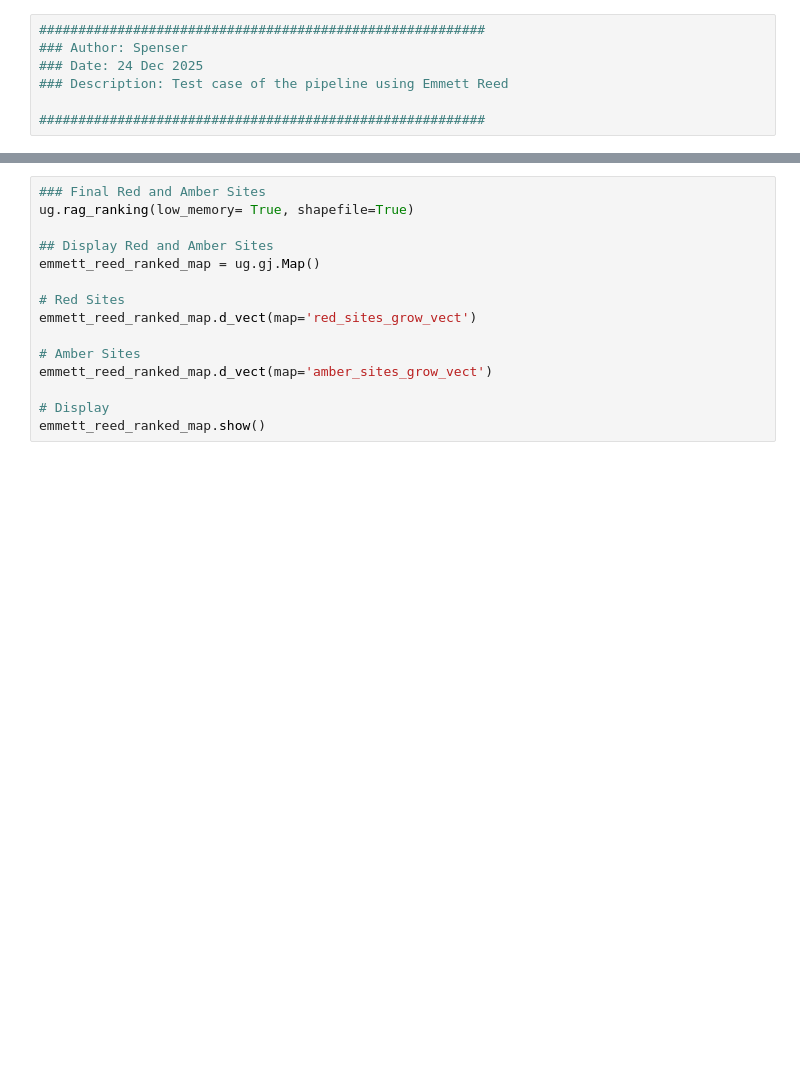
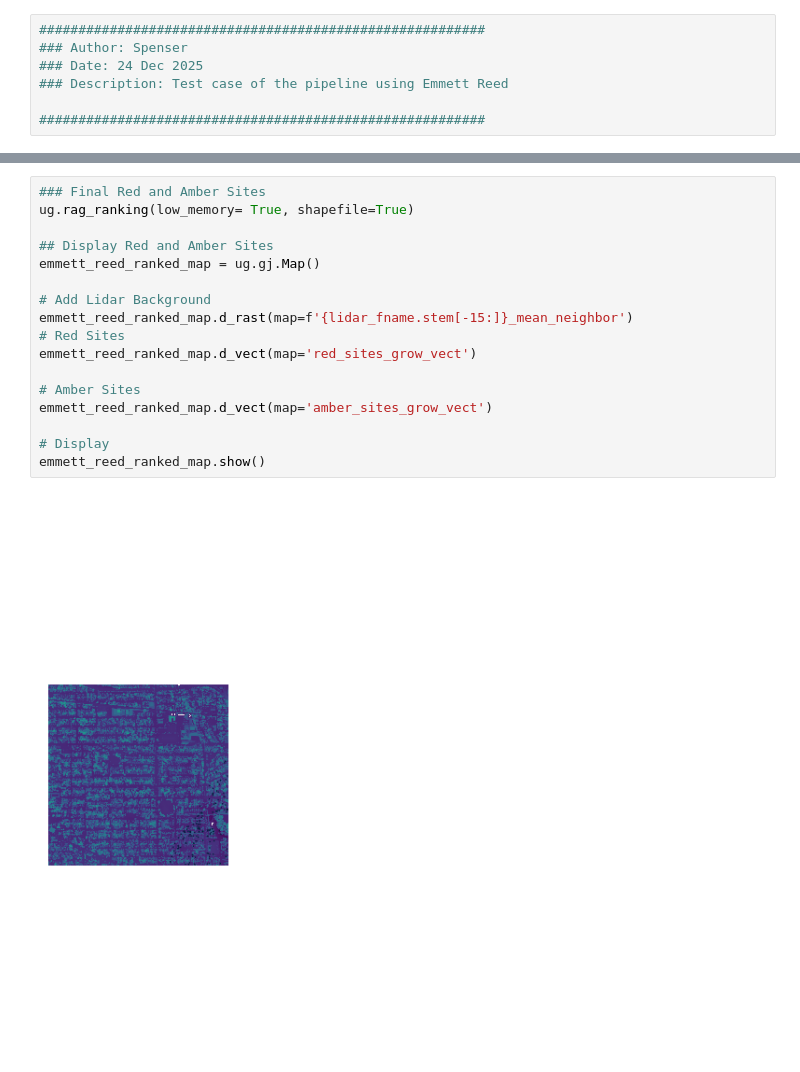
Before and after one commit to Sanderson10453/UnmarkedGraveLocator, a Jupyter notebook: app/test-cases/emmett-reed-test-case.ipynb, the cells around one changed output, grey strips where cells are left out. Saved outputs shown, nothing was run; the diff lists cells and outputs as text; blank space fills up the shorter version.

Commit message:
Added the correct lidar and raster to background of amber and red sites

```diff
--- a/app/test-cases/emmett-reed-test-case.ipynb
+++ b/app/test-cases/emmett-reed-test-case.ipynb
@@ -83,15 +92,19 @@ emmett_reed_topo_map.show()
 # %%
 ### Final Red and Amber Sites
 ug.rag_ranking(low_memory= True, shapefile=True)
 
 ## Display Red and Amber Sites
 emmett_reed_ranked_map = ug.gj.Map()
 
+# Add Lidar Background
+emmett_reed_ranked_map.d_rast(map=f'{lidar_fname.stem[-15:]}_mean_neighbor')
 # Red Sites
 emmett_reed_ranked_map.d_vect(map='red_sites_grow_vect')
 
 # Amber Sites
 emmett_reed_ranked_map.d_vect(map='amber_sites_grow_vect')
 
 # Display
 emmett_reed_ranked_map.show()
+# %% [output]
+[figure, added]
```
Also changed, not shown: parts of 5 cells of this notebook.
